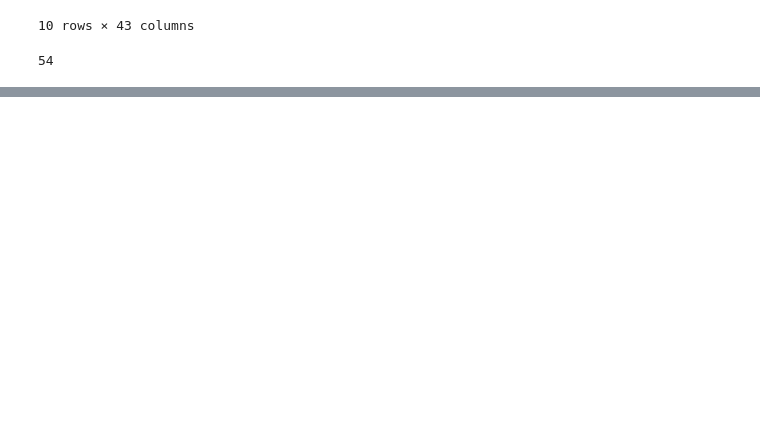
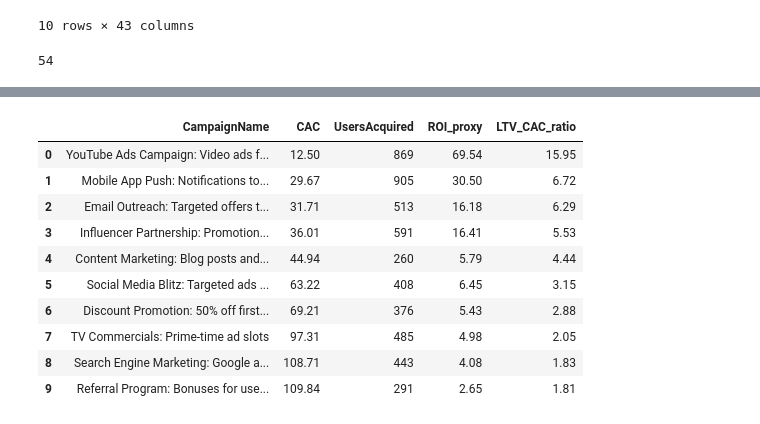
Before and after one commit to julianecheverry/labcasos_netflix, a Jupyter notebook: notebooks/EDA.ipynb, the cells around one changed output, grey strips where cells are left out. Drawn from its saved outputs; the diff is of its cells as text; code cells hidden in the pictures; blank space fills up the shorter version.

```diff
--- a/notebooks/EDA.ipynb
+++ b/notebooks/EDA.ipynb
@@ -588,0 +718,22 @@ df_final[df_final["churned"] == 1].shape[0]
+# %%
+# ── 2.1 Ingresos y LTV / ARPU ────────────────────────────────────────────────
+total_revenue = pay['PaymentAmount'].sum()
+
+# LTV: suma total de pagos por usuario (valor acumulado real)
+ltv_per_user  = pay.groupby('UserID')['PaymentAmount'].sum()
+ltv_avg       = ltv_per_user.mean()
+ltv_median    = ltv_per_user.median()
+
+# ARPU: ingreso promedio por usuario activo en cada mes
+pay['Mes']    = pay['PaymentDate'].dt.to_period('M')
+arpu_mensual  = (
+    pay.groupby('Mes')['PaymentAmount'].sum()
+    / pay.groupby('Mes')['UserID'].nunique()
+)
+arpu          = arpu_mensual.mean()
+
+print(f'Ingresos totales  : ${total_revenue:,.2f}')
+print(f'LTV promedio      : ${ltv_avg:.2f}    ← suma acumulada por usuario')
+print(f'LTV mediana       : ${ltv_median:.2f}')
+print(f'ARPU mensual avg  : ${arpu:.2f}    ← ingreso por usuario por mes')
+print(f'\nVerificación: ARPU ${arpu:.2f} × 12 meses ≈ LTV ${arpu*12:.2f}')
@@ -588,0 +803,26 @@ df_final[df_final["churned"] == 1].shape[0]
+# %%
+# ── 2.3 CAC y eficiencia de campañas ────────────────────────────────────────
+cac_unique = cac.drop_duplicates('CampaignID')[[
+    'CampaignName','CampaignCost','UsersAcquired','CAC'
+]].copy()
+
+cac_unique['ROI_proxy'] = cac_unique['UsersAcquired'] / cac_unique['CAC']
+cac_unique = cac_unique.sort_values('CAC')
+
+# LTV / CAC ratio (rentabilidad por campaña)
+cac_unique['LTV_CAC_ratio'] = (ltv_avg / cac_unique['CAC']).round(2)
+
+display(cac_unique[['CampaignName','CAC','UsersAcquired',
+                     'ROI_proxy','LTV_CAC_ratio']].round(2).reset_index(drop=True))
+# %% [output]
+|  | CampaignName | CAC | UsersAcquired | ROI_proxy | LTV_CAC_ratio |
+| 0 | YouTube Ads Campaign: Video ads f... | 12.50 | 869 | 69.54 | 15.95 |
+| 1 | Mobile App Push: Notifications to... | 29.67 | 905 | 30.50 | 6.72 |
+| 2 | Email Outreach: Targeted offers t... | 31.71 | 513 | 16.18 | 6.29 |
+| 3 | Influencer Partnership: Promotion... | 36.01 | 591 | 16.41 | 5.53 |
+| 4 | Content Marketing: Blog posts and... | 44.94 | 260 | 5.79 | 4.44 |
+| 5 | Social Media Blitz: Targeted ads ... | 63.22 | 408 | 6.45 | 3.15 |
+| 6 | Discount Promotion: 50% off first... | 69.21 | 376 | 5.43 | 2.88 |
+| 7 | TV Commercials: Prime-time ad slots | 97.31 | 485 | 4.98 | 2.05 |
+| 8 | Search Engine Marketing: Google a... | 108.71 | 443 | 4.08 | 1.83 |
+| 9 | Referral Program: Bonuses for use... | 109.84 | 291 | 2.65 | 1.81 |
```
Also changed, not shown: parts of 15 cells of this notebook, 8 other files.
